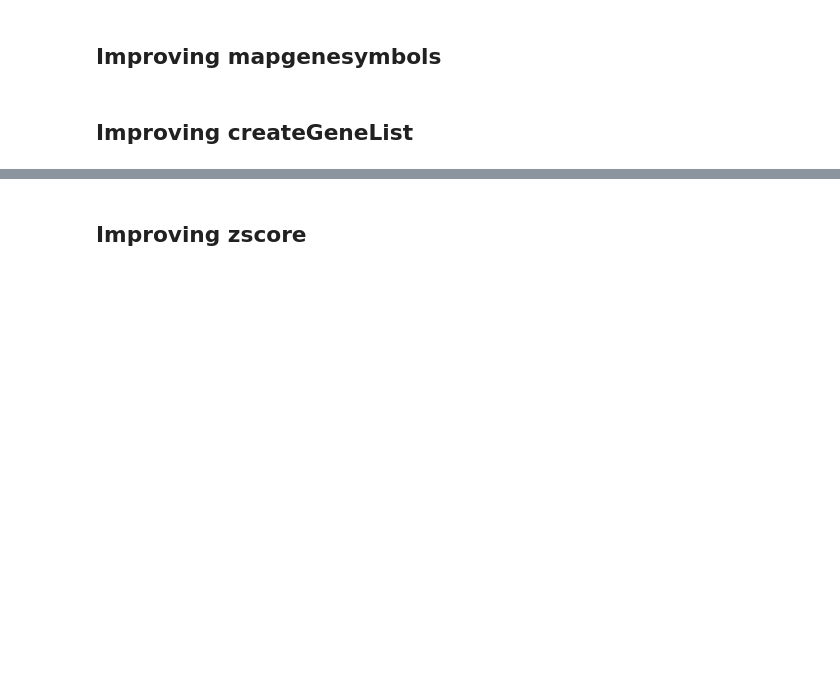
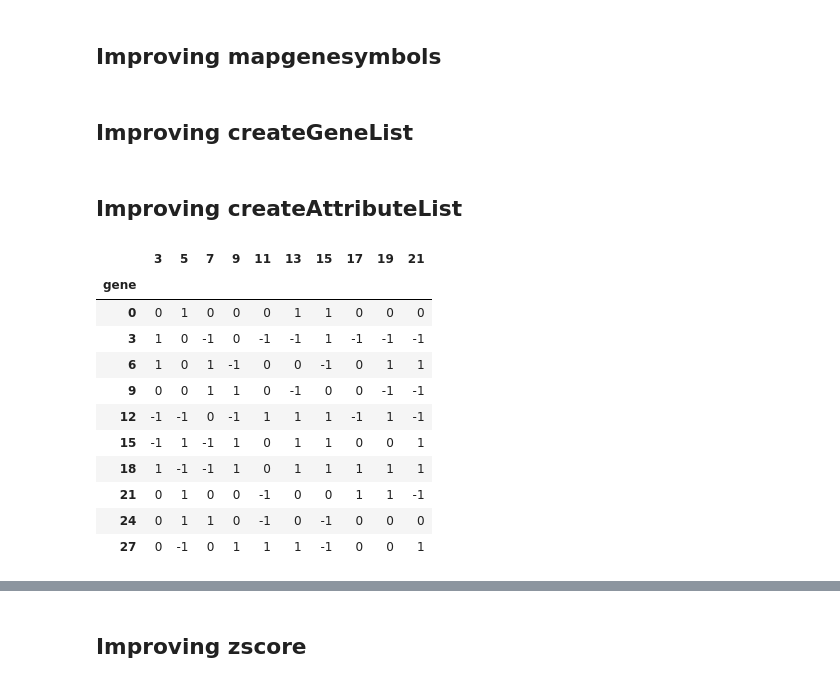
Before and after one commit to MaayanLab/Harmonizome-Data-Processing-Appyters, a Jupyter notebook: utilities/test.ipynb, the cells around one changed output, grey strips where cells are left out. Saved outputs shown, nothing was run; the diff lists cells and outputs as text; code cells hidden in the pictures; blank space fills up the shorter version.

```diff
--- a/utilities/test.ipynb
+++ b/utilities/test.ipynb
@@ -39,3 +43,32 @@ gl1
 gl2
 # %%
 assert(gl1.equals(gl2))
+# %% [markdown]
+## Improving createAttributeList
+# %%
+%autoreload 2
+n, m = 10, 10
+df = pd.DataFrame(np.concatenate((
+    np.reshape(np.arange(n) * 3, (n,1)),
+    np.random.randint(-1, high=2, size=(n, m))), axis=1),
+    columns=['gene'] + [3 + 2 * x for x in range(m)])
+df.set_index('gene', inplace=True)
+metaData = pd.DataFrame(np.concatenate((
+    np.reshape(3 + 2 * np.arange(m),
+    np.random.randint(100, size=(n, m))), axis=1),
+    columns=['gene'] + [3 + 2 * x for x in range(2 * m)])
+metaData.set_index('gene', inplace=True)
+df
+# %% [output]
+|  | 3 | 5 | 7 | 9 | 11 | 13 | 15 | 17 | 19 | 21 |
+| gene |  |  |  |  |  |  |  |  |  |  |
+| 0 | 0 | 1 | 0 | 0 | 0 | 1 | 1 | 0 | 0 | 0 |
+| 3 | 1 | 0 | -1 | 0 | -1 | -1 | 1 | -1 | -1 | -1 |
+| 6 | 1 | 0 | 1 | -1 | 0 | 0 | -1 | 0 | 1 | 1 |
+| 9 | 0 | 0 | 1 | 1 | 0 | -1 | 0 | 0 | -1 | -1 |
+| 12 | -1 | -1 | 0 | -1 | 1 | 1 | 1 | -1 | 1 | -1 |
+| 15 | -1 | 1 | -1 | 1 | 0 | 1 | 1 | 0 | 0 | 1 |
+| 18 | 1 | -1 | -1 | 1 | 0 | 1 | 1 | 1 | 1 | 1 |
+| 21 | 0 | 1 | 0 | 0 | -1 | 0 | 0 | 1 | 1 | -1 |
+| 24 | 0 | 1 | 1 | 0 | -1 | 0 | -1 | 0 | 0 | 0 |
+| 27 | 0 | -1 | 0 | 1 | 1 | 1 | -1 | 0 | 0 | 1 |
```
Also changed, not shown: parts of 28 cells of this notebook, 10 other files.
